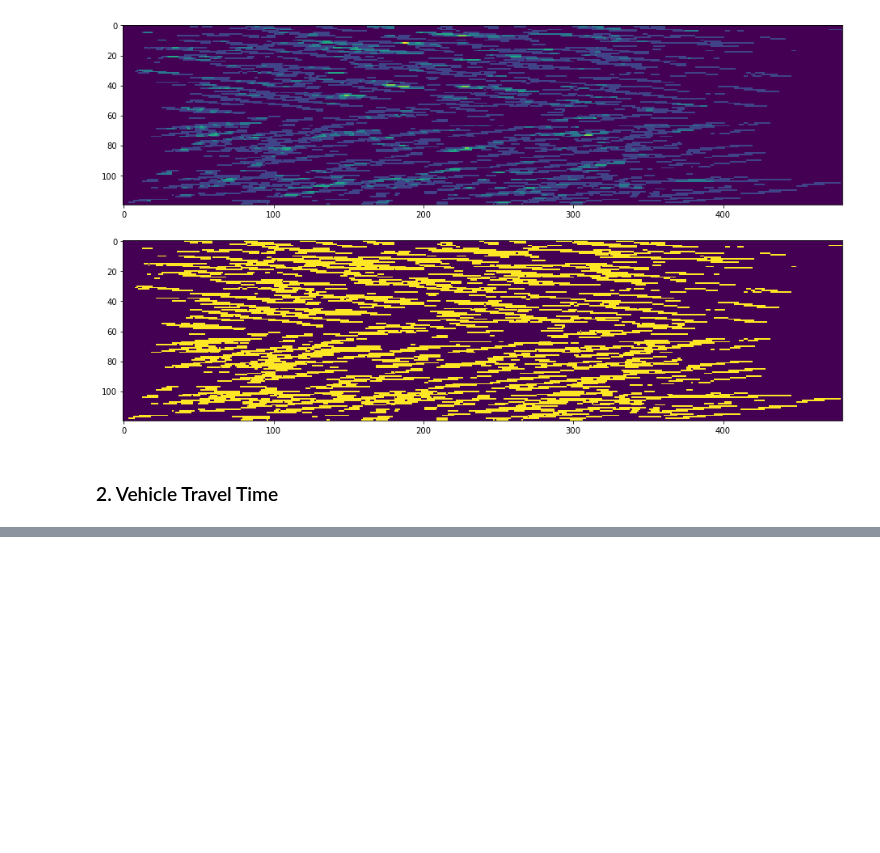
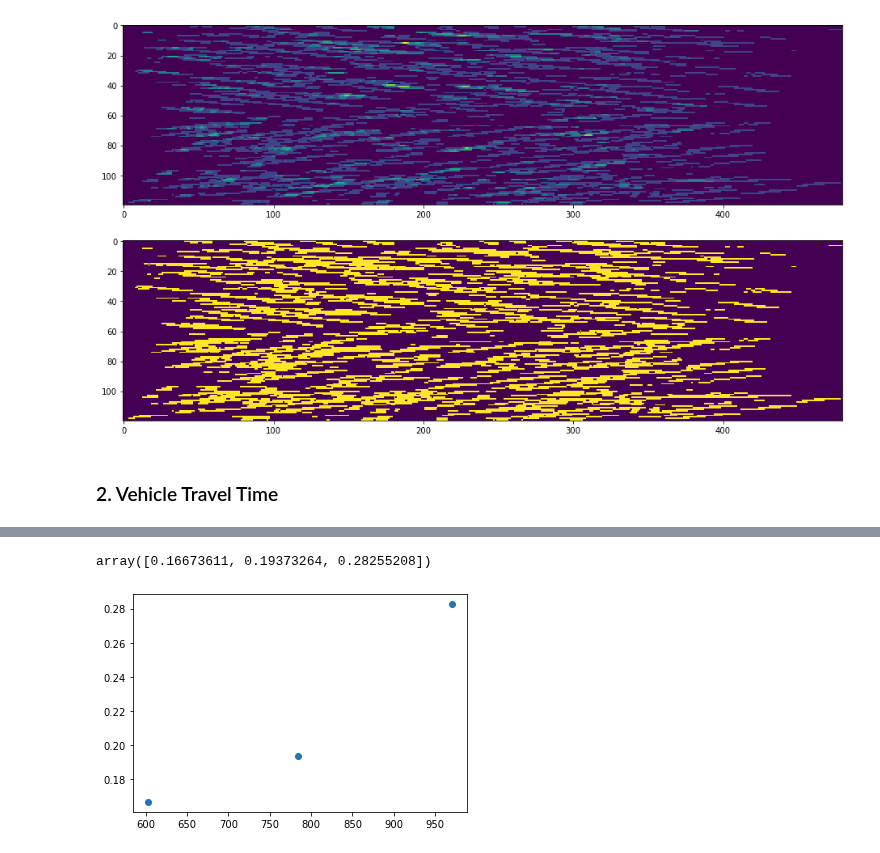
Before and after one commit to Dylan-Wyl10/RoboSense, a Jupyter notebook: analysis/dataAnalysis.ipynb, the cells around one changed output, grey strips where cells are left out. Drawn from its saved outputs; the diff is of its cells as text; code cells hidden in the pictures; blank space fills up the shorter version.

```diff
--- a/analysis/dataAnalysis.ipynb
+++ b/analysis/dataAnalysis.ipynb
@@ -37,12 +37,12 @@ LT_ben = drawTimeSpace(cover_ben)
 cover rate is: 0.1667361111111111
 [figure]
 # %%
-LT_ben = drawTimeSpace(cover_1)
+LT_1 = drawTimeSpace(cover_1)
 # %% [output]
 cover rate is: 0.1937326388888889
 [figure]
 # %%
-LT_ben = drawTimeSpace(cover_2)
+LT_2 = drawTimeSpace(cover_2)
 # %% [output]
 cover rate is: 0.2825520833333333
 [figure]
@@ -50,0 +76,11 @@ cover rate is: 0.2825520833333333
+# %%
+tt_mean = np.mean(np.array(travelTime_list),axis=1)  # travel time
+cover_mean = np.array([np.sum(LT_ben)/LT_ben.size,
+                       np.sum(LT_1)/LT_1.size,
+                       np.sum(LT_2)/LT_2.size])
+plt.scatter(tt_mean, cover_mean)
+tt_mean
+cover_mean
+# %% [output]
+array([0.16673611, 0.19373264, 0.28255208])
+[figure, added]
```
Also changed, not shown: parts of 4 cells of this notebook.
